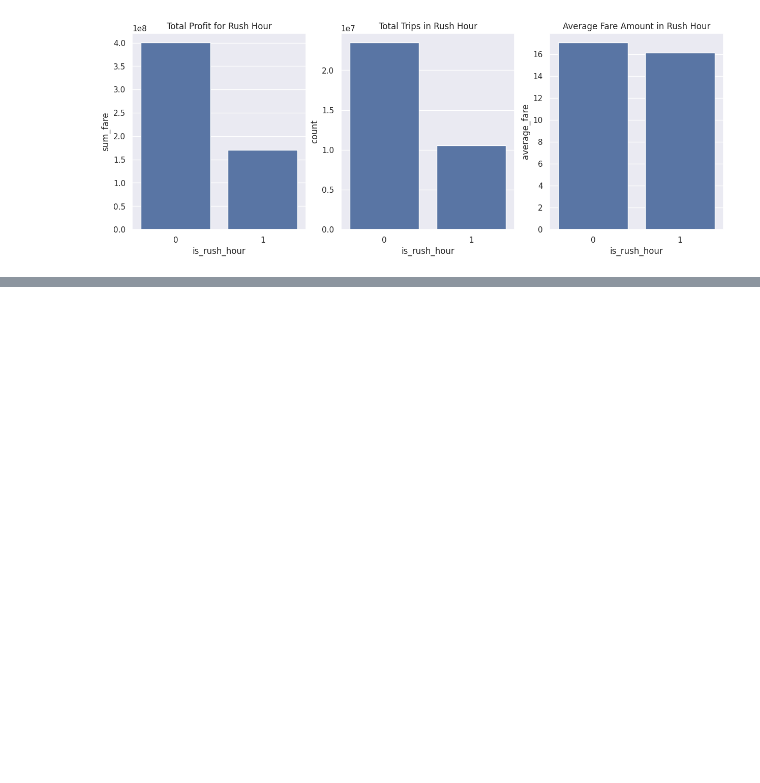
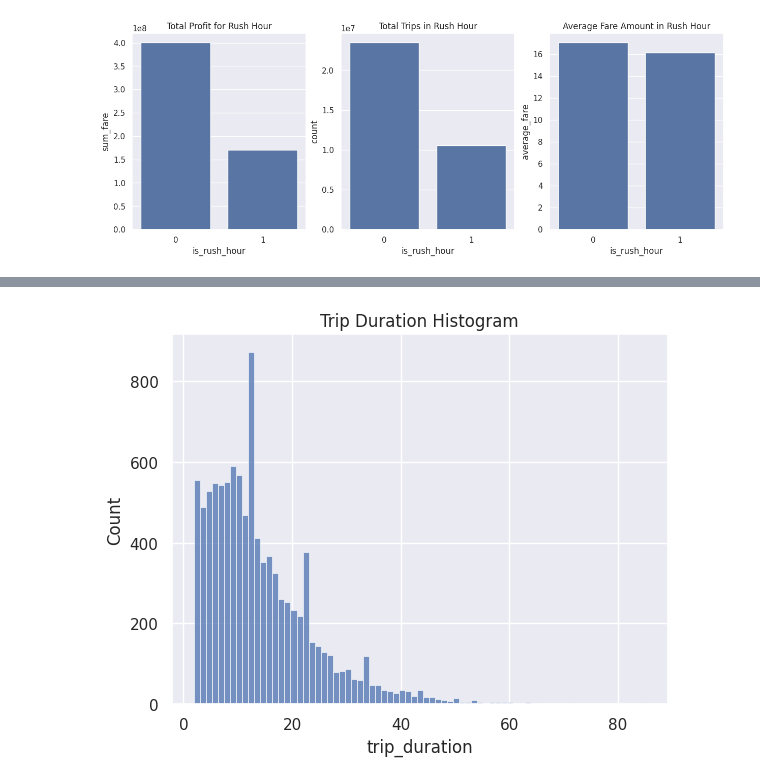
Before and after one commit to alavi-sam/NYC-Taxi, a Jupyter notebook: scripts/EDA.ipynb, the cells around one changed output, grey strips where cells are left out. Cells and saved outputs as stored; diff of their text form; code cells hidden in the pictures; blank space fills up the shorter version.

```diff
--- a/scripts/EDA.ipynb
+++ b/scripts/EDA.ipynb
@@ -600,0 +676,6 @@ SyntaxError: invalid syntax (2136235579.py, line 3)
+# %%
+sns.histplot(data=num_features.sample(10000), x='trip_duration')
+plt.title('Trip Duration Histogram')
+plt.show()
+# %% [output]
+[figure, added]
```
Also changed, not shown: parts of 14 cells of this notebook.
